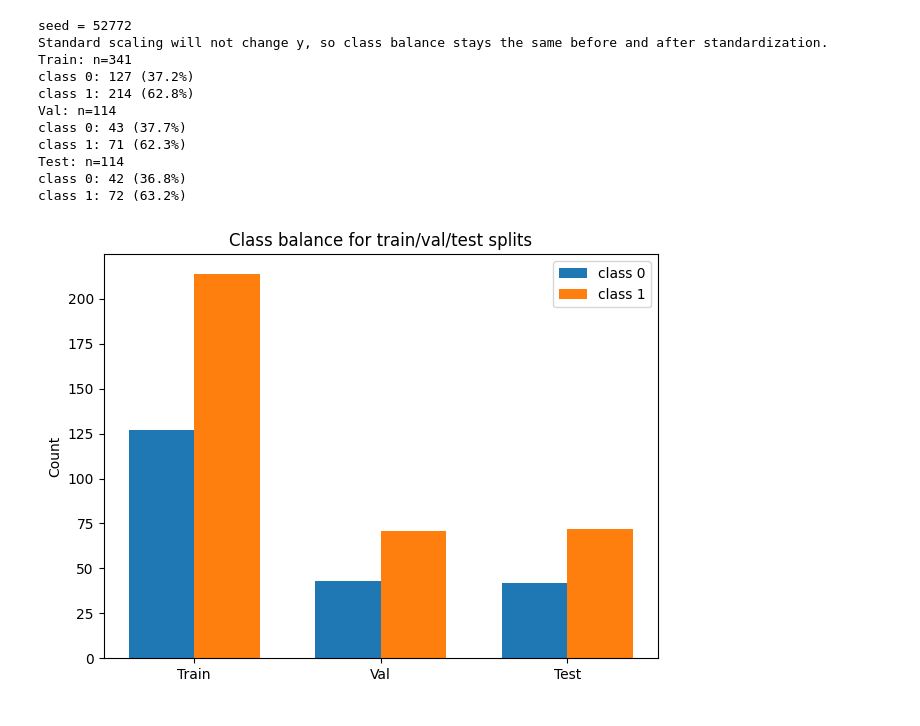
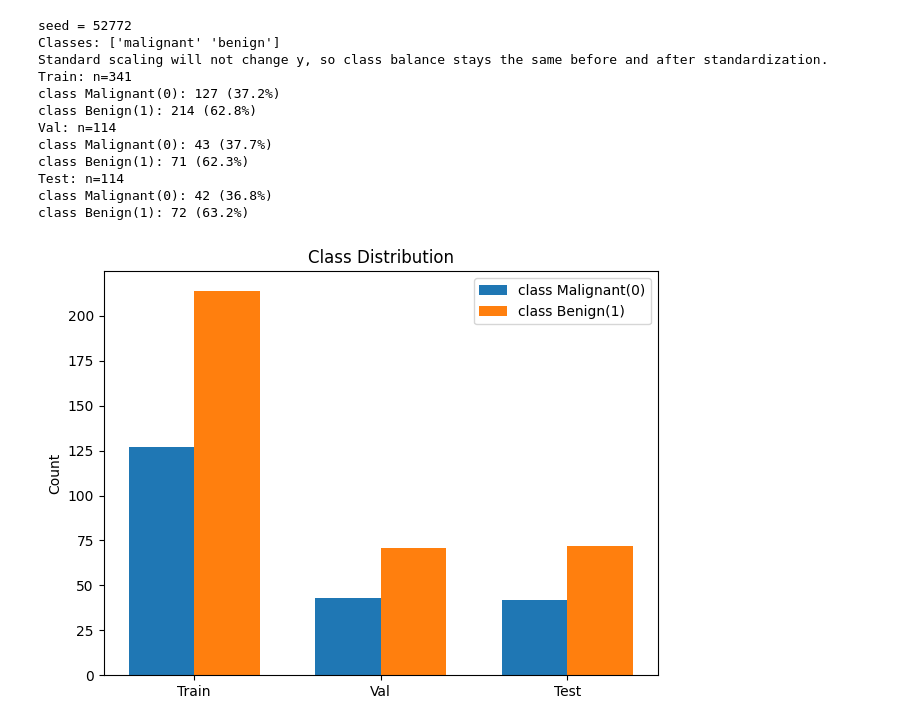
Before and after one commit to XinyaChen0216/Machine-Learning-Regression-Regularization-on-Housing-Data, a Jupyter notebook: assignment2_task2.ipynb, the cells around one changed output. Drawn from its saved outputs; the diff is of its cells as text; code cells hidden in the pictures.

```diff
--- a/assignment2_task2.ipynb
+++ b/assignment2_task2.ipynb
@@ -26,22 +26,24 @@ y = data.target.astype(int)
 feature_names = data.feature_names
 target_names = data.target_names
 
+print(f"Classes: {target_names}")
+
 #60/20/20 split with stratification
-X_train, X_temp, y_train, y_temp = train_test_split(
+X_train_raw, X_temp, y_train, y_temp = train_test_split(
     X, y, test_size=0.40, random_state=seed, stratify=y
 )
-X_val, X_test, y_val, y_test = train_test_split(
+X_val_raw, X_test_raw, y_val, y_test = train_test_split(
     X_temp, y_temp, test_size=0.50, random_state=seed, stratify=y_temp
 )
 
 #Standardize using TRAIN statistics only
-mu = X_train.mean(axis=0)
-sigma = X_train.std(axis=0, ddof=0)
+mu = X_train_raw.mean(axis=0)
+sigma = X_train_raw.std(axis=0, ddof=0)
 sigma[sigma == 0] = 1.0  #prevents division by zero
 
-X_train_std = (X_train - mu) / sigma
-X_val_std   = (X_val   - mu) / sigma
-X_test_std  = (X_test  - mu) / sigma
+X_train = (X_train_raw - mu) / sigma
+X_val   = (X_val_raw   - mu) / sigma
+X_test  = (X_test_raw  - mu) / sigma
 
 #Class balance reporting helper
 def report_balance(name, y_split):
@@ -54,45 +56,46 @@ def report_balance(name, y_split):
     percentage = counts / n * 100
 
     print(f"{name}: n={n}")
-    print(f"class 0: {counts[0]} ({percentage[0]:.1f}%)")
-    print(f"class 1: {counts[1]} ({percentage[1]:.1f}%)")
+    print(f"class Malignant(0): {counts[0]} ({percentage[0]:.1f}%)")
+    print(f"class Benign(1): {counts[1]} ({percentage[1]:.1f}%)")
 
 
 print("Standard scaling will not change y, so class balance stays the same before and after standardization.")
 report_balance("Train", y_train)
 report_balance("Val", y_val)
 report_balance("Test", y_test)
 
 # Visualization
 splits = ["Train", "Val", "Test"]
 counts0 = [np.sum(y_train == 0), np.sum(y_val == 0), np.sum(y_test == 0)]
 counts1 = [np.sum(y_train == 1), np.sum(y_val == 1), np.sum(y_test == 1)]
 
 x = np.arange(3)
 width = 0.35
 
 plt.figure()
-plt.bar(x - width/2, counts0, width, label="class 0")
-plt.bar(x + width/2, counts1, width, label="class 1")
+plt.bar(x - width/2, counts0, width, label="class Malignant(0)")
+plt.bar(x + width/2, counts1, width, label="class Benign(1)")
 plt.xticks(x, splits)
 plt.ylabel("Count")
-plt.title("Class balance for train/val/test splits")
+plt.title("Class Distribution")
 plt.legend()
 plt.tight_layout()
 plt.show()
 # %% [output]
 seed = 52772
+Classes: ['malignant' 'benign']
 Standard scaling will not change y, so class balance stays the same before and after standardization.
 Train: n=341
-class 0: 127 (37.2%)
-class 1: 214 (62.8%)
+class Malignant(0): 127 (37.2%)
+class Benign(1): 214 (62.8%)
 Val: n=114
-class 0: 43 (37.7%)
-class 1: 71 (62.3%)
+class Malignant(0): 43 (37.7%)
+class Benign(1): 71 (62.3%)
 Test: n=114
-class 0: 42 (36.8%)
-class 1: 72 (63.2%)
+class Malignant(0): 42 (36.8%)
+class Benign(1): 72 (63.2%)
-[figure, old version]
+[figure, new version]
 # %%
 # 2.3 2C. Implementations (From Scratch)
 # Implement fit and predict for:
```
Also changed, not shown: parts of 2 cells of this notebook, 1 other file.
